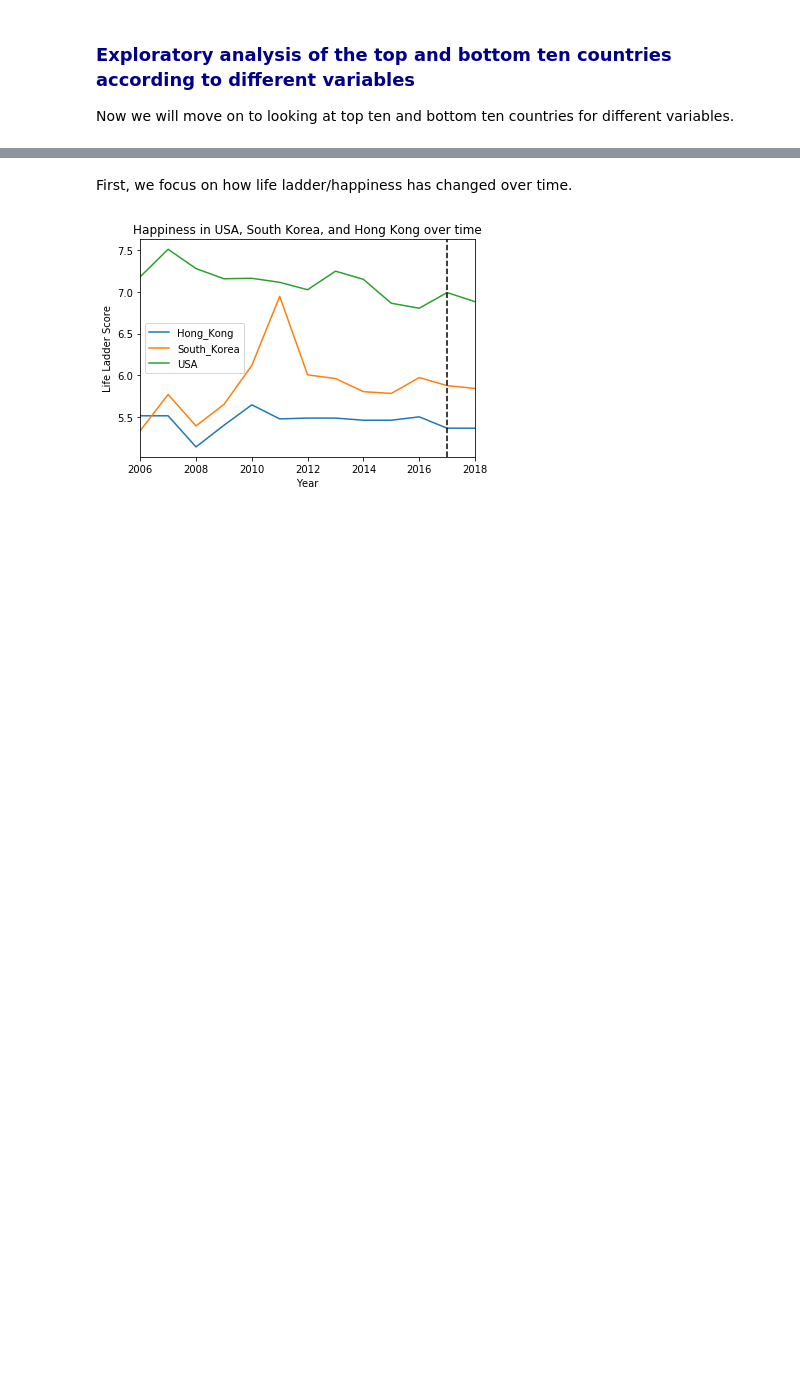
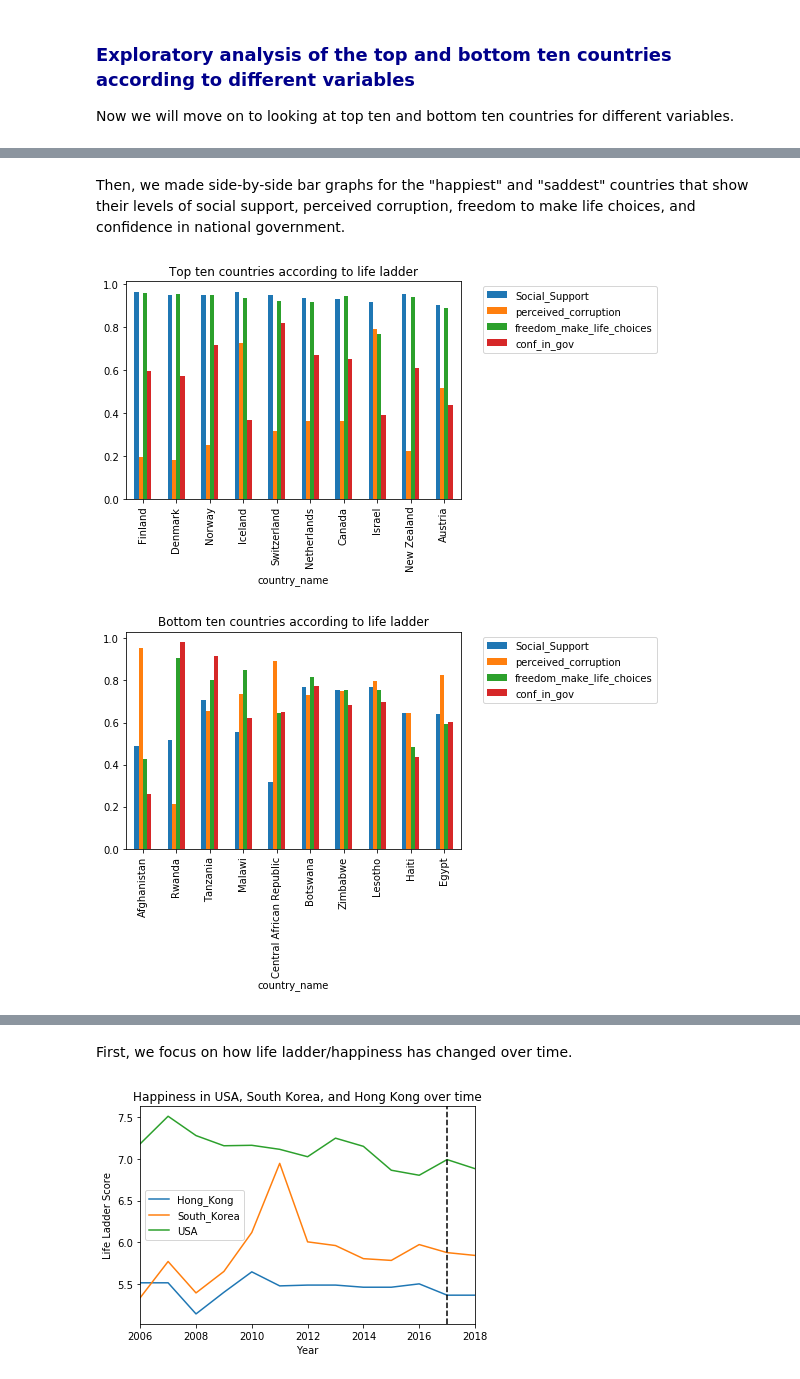
Before and after one commit to uyc201/stats131finalproject, a Jupyter notebook: Stats 131 Final Project Combined Version.ipynb, the cells around one changed output, grey strips where cells are left out. Saved outputs shown, nothing was run; the diff lists cells and outputs as text; code cells hidden in the pictures; blank space fills up the shorter version.

```diff
--- a/Stats 131 Final Project Combined Version.ipynb
+++ b/Stats 131 Final Project Combined Version.ipynb
@@ -609 +501,16 @@ plt.show()
+# %% [markdown]
+Then, we made side-by-side bar graphs for the "happiest" and "saddest" countries that show their levels of social support, perceived corruption, freedom to make life choices, and confidence in national government.
+# %%
+happiest[['Social_Support','perceived_corruption','freedom_make_life_choices','conf_in_gov']].plot.bar()
+plt.legend(loc='upper right', bbox_to_anchor = (1.6,1))
+plt.title('Top ten countries according to life ladder')
+plt.show()
+
+saddest[['Social_Support','perceived_corruption','freedom_make_life_choices','conf_in_gov']].plot.bar()
+plt.legend(loc='upper right', bbox_to_anchor = (1.6,1))
+plt.title('Bottom ten countries according to life ladder')
+plt.show()
+# %% [output]
+[figure, added]
+[figure, added]
 # %% [markdown]
```
Also changed, not shown: parts of 71 cells of this notebook.
